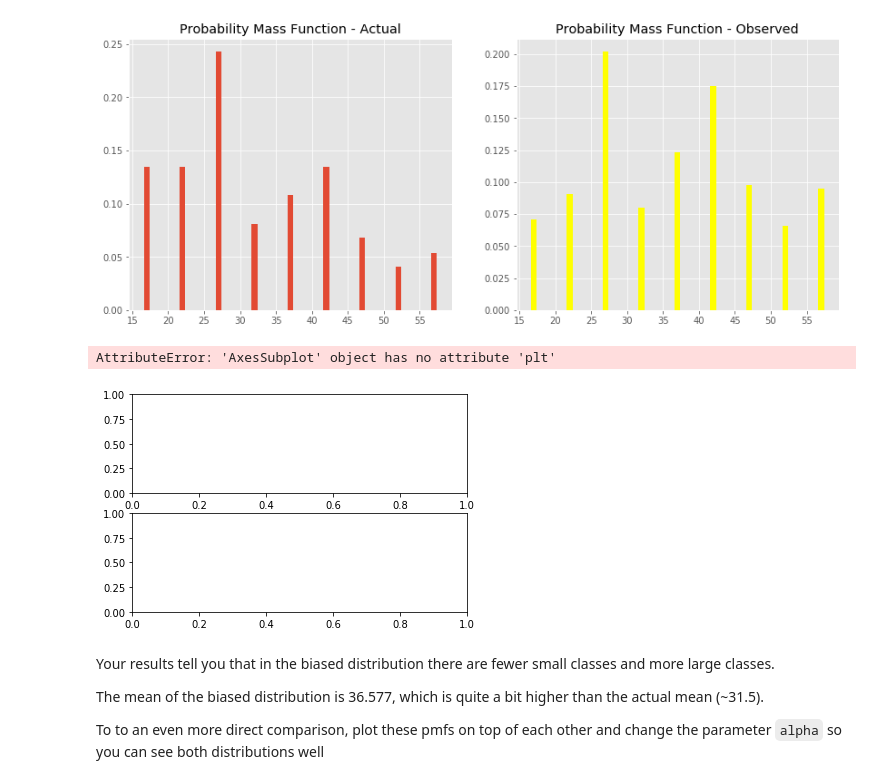
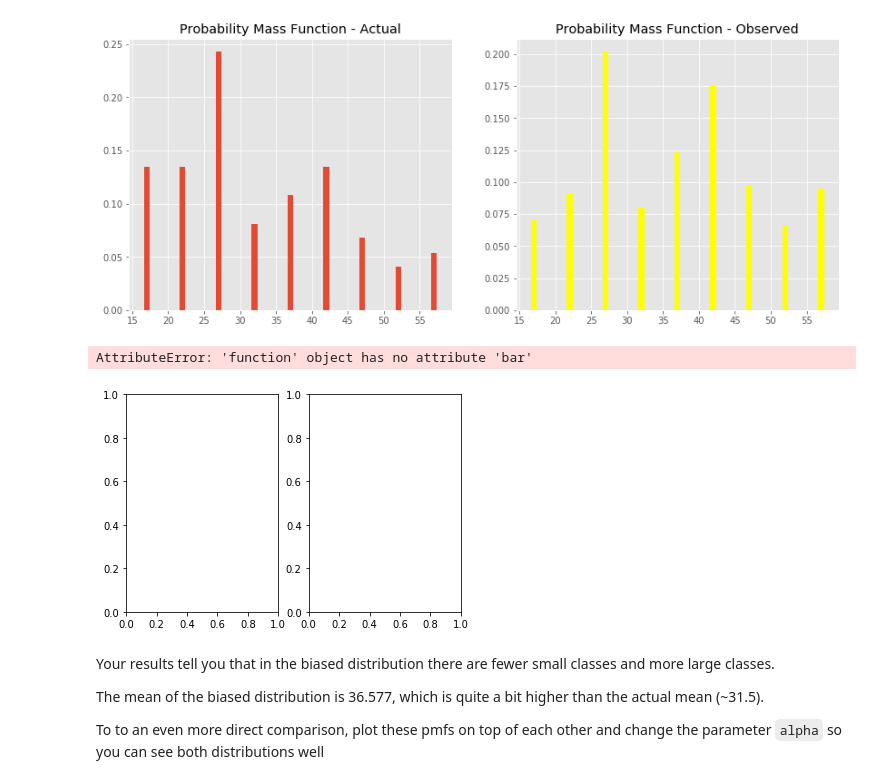
Before and after one commit to npschafer/dsc-probability-mass-function-lab-houston-ds-042219, a Jupyter notebook: index.ipynb, the cells around one changed output. Saved outputs shown, nothing was run; the diff lists cells and outputs as text; code cells hidden in the pictures.

```diff
--- a/index.ipynb
+++ b/index.ipynb
@@ -176,11 +176,11 @@ Here we see it, the average or expected value of biased results comes out much h
 # %% [output]
 [figure]
 # %%
-fig, ax = plt.subplots(2,1)
-ax[0].plt.bar(sizes, pmf)
+fig, ax = plt.subplots(1, 2)
+ax[0].plot.bar(sizes, pmf)
 # %% [output]
-AttributeError: 'AxesSubplot' object has no attribute 'plt'
+AttributeError: 'function' object has no attribute 'bar'
-[figure, old version]
+[figure, new version]
 # %% [markdown]
 Your results tell you that in the biased distribution there are fewer small classes and more large classes.
 
```
